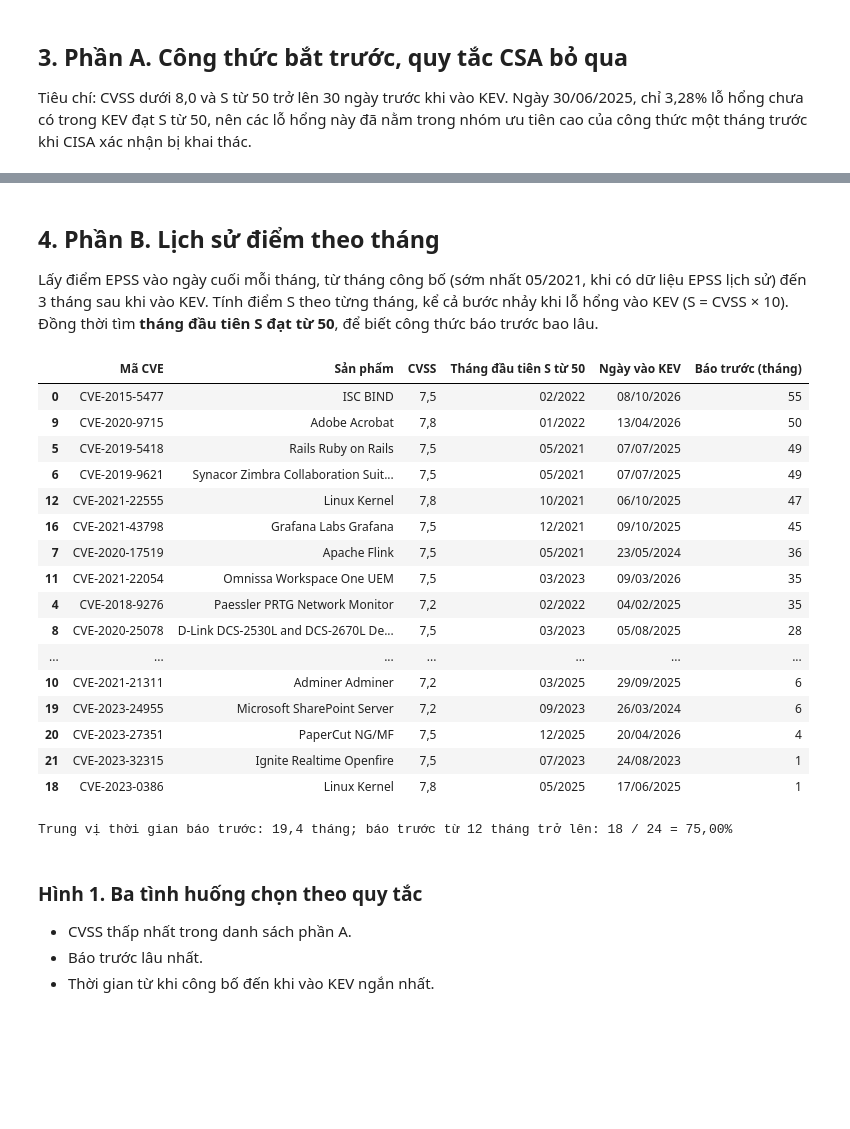
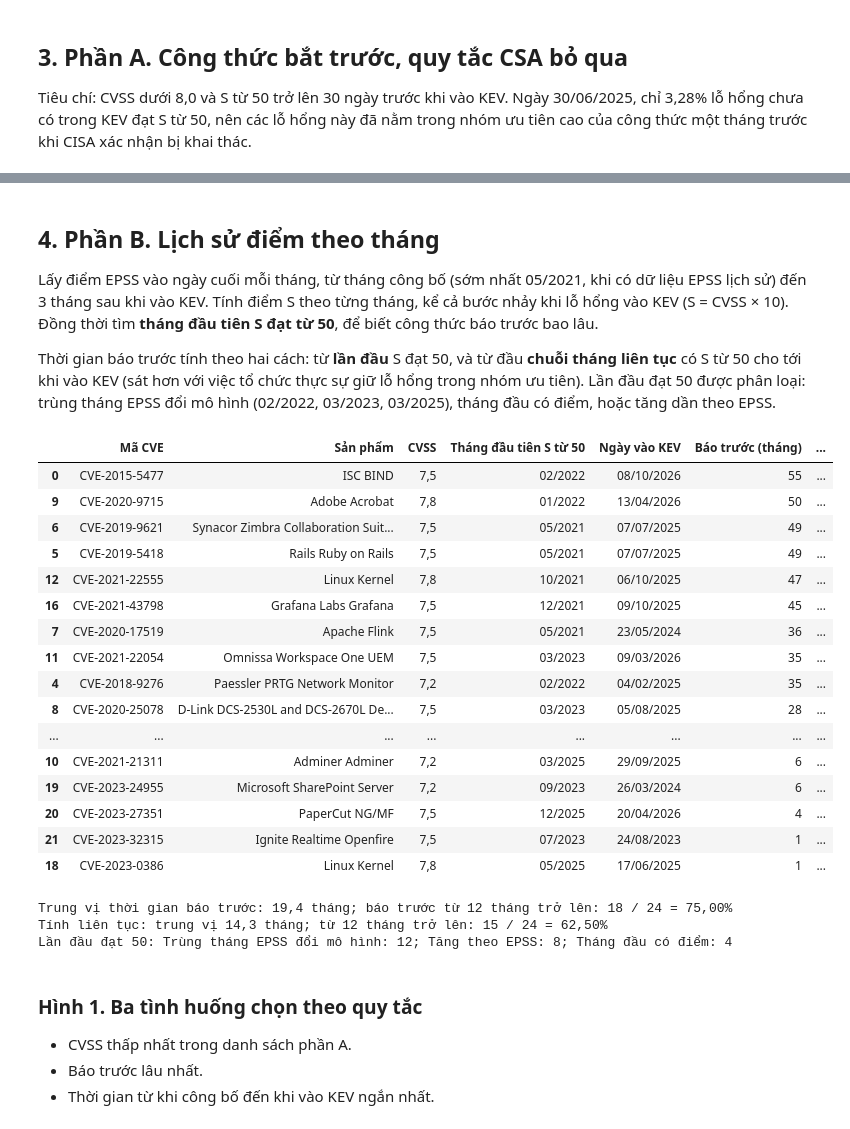
Before and after one commit to vuongtranminh/Cybersecurity-Policy-and-Governance, a Jupyter notebook: Thu_Kha_Thi/notebooks/tinh_huong_dien_hinh.ipynb, the cells around one changed output, grey strips where cells are left out. Cells and saved outputs as stored; diff of their text form; code cells hidden in the pictures; blank space fills up the shorter version.

```diff
--- a/Thu_Kha_Thi/notebooks/tinh_huong_dien_hinh.ipynb
+++ b/Thu_Kha_Thi/notebooks/tinh_huong_dien_hinh.ipynb
@@ -31,6 +31,8 @@ EPSS_API = "https://api.first.org/data/v1/epss?cve={cves}&date={d}"
 EPSS_FILE = "https://epss.empiricalsecurity.com/epss_scores-{d}.csv.gz"
 UA = {"User-Agent": "Nhom14-course-research"}
 SO_MU, NGUONG_S = 0.3, 50
+# Thang EPSS doi mo hinh: v2 (04/02/2022), v3 (07/03/2023), v4 (17/03/2025)
+THANG_DOI_MO_HINH = {"2022-02", "2023-03", "2025-03"}
 # Ty le lo hong chua co KEV dat tu muc S tro len, ngay 30/06/2025 (tu notebook kiem chung cong thuc S)
 THAM_CHIEU = {50: (6868, 209623), 70: (2803, 209623)}
 plt.rcParams.update({"font.family": "DejaVu Sans", "axes.spines.top": False, "axes.spines.right": False})
@@ -94,8 +96,10 @@ A = co30[co30["S_30"] >= NGUONG_S].sort_values("S_30", ascending=False).copy()
 bA = pd.DataFrame([
     ["Lỗ hổng KEV có CVSS dưới 8,0 (quy tắc CSA không ưu tiên lỗ hổng nào)", so(len(thap)), ""],
     ["Có điểm EPSS 30 ngày trước khi vào KEV", ty_le(len(co30), len(thap)), ""],
-    ["S từ 50 trở lên 30 ngày trước khi vào KEV", ty_le(len(A), len(co30)), "Công thức bắt trước"],
-    ["S từ 70 trở lên 30 ngày trước khi vào KEV", ty_le(int((co30["S_30"] >= 70).sum()), len(co30)), "Công thức bắt trước"],
+    ["S từ 50 trở lên 30 ngày trước khi vào KEV", ty_le(len(A), len(co30)),
+     f"Công thức bắt trước; tính trên cả lỗ hổng CVSS dưới 8,0: {ty_le(len(A), len(thap))}"],
+    ["S từ 70 trở lên 30 ngày trước khi vào KEV", ty_le(int((co30["S_30"] >= 70).sum()), len(co30)),
+     f"Ngưỡng vá khẩn cấp; tính trên cả lỗ hổng CVSS dưới 8,0: {ty_le(int((co30['S_30'] >= 70).sum()), len(thap))}"],
     ["S dưới 30, 30 ngày trước khi vào KEV", ty_le(int((co30["S_30"] < 30).sum()), len(co30)), "Công thức không bắt trước"],
 ], columns=["Hạng mục", "Số lượng", "Ghi chú"])
 BANG["A1 Tong quan"] = bA; display(bA)
@@ -135,56 +139,81 @@ SO_LIEU["A"] = dict(thap=len(thap), co30=len(co30), dat50=len(A), dat70=int((co3
 ## 4. Phần B. Lịch sử điểm theo tháng
 
 Lấy điểm EPSS vào ngày cuối mỗi tháng, từ tháng công bố (sớm nhất 05/2021, khi có dữ liệu EPSS lịch sử) đến 3 tháng sau khi vào KEV. Tính điểm S theo từng tháng, kể cả bước nhảy khi lỗ hổng vào KEV (S = CVSS × 10). Đồng thời tìm **tháng đầu tiên S đạt từ 50**, để biết công thức báo trước bao lâu.
+
+Thời gian báo trước tính theo hai cách: từ **lần đầu** S đạt 50, và từ đầu **chuỗi tháng liên tục** có S từ 50 cho tới khi vào KEV (sát hơn với việc tổ chức thực sự giữ lỗ hổng trong nhóm ưu tiên). Lần đầu đạt 50 được phân loại: trùng tháng EPSS đổi mô hình (02/2022, 03/2023, 03/2025), tháng đầu có điểm, hoặc tăng dần theo EPSS.
 # %%
 def cuoi_thang(t0, t1):
     return [d.strftime("%Y-%m-%d") for d in pd.date_range(t0, t1, freq="ME")]
 lich = []
 for _, r in A.iterrows():
     t0 = max(r["ngay_cong_bo"], pd.Timestamp("2021-05-01")); t1 = min(r["ngay_kev"] + pd.DateOffset(months=3), pd.Timestamp("2026-09-30"))
     for d in cuoi_thang(t0, t1): lich.append((d, r["cve"]))
 lich = pd.DataFrame(lich, columns=["ngay", "cve"])
 for d, g in lich.groupby("ngay"): lay_epss(d, list(g["cve"]))
 json.dump(cache, open(CACHE, "w"))
 lich["epss"] = [cache.get(f"{d}|{c}") for d, c in zip(lich["ngay"], lich["cve"])]
 lich = lich.merge(A[["cve", "cvss", "ngay_kev", "ngay_cong_bo"]], on="cve")
 lich["ngay"] = pd.to_datetime(lich["ngay"]); lich["kev"] = (lich["ngay"] >= lich["ngay_kev"]).astype(int)
 lich["S"] = [diem_S(c, e, k) if e is not None and not pd.isna(e) else np.nan for c, e, k in zip(lich["cvss"], lich["epss"], lich["kev"])]
 
 bao_truoc = []
 for c, g in lich.groupby("cve"):
     g = g[g["kev"] == 0].dropna(subset=["S"])
+    g = lich[(lich["cve"] == c) & (lich["kev"] == 0)].sort_values("ngay")
     dat = g[g["S"] >= NGUONG_S]
     dau = dat["ngay"].min() if len(dat) else pd.NaT
     kd = A.loc[A["cve"] == c, "ngay_kev"].iloc[0]
-    bao_truoc.append(dict(cve=c, thang_dau_dat=dau, ngay_kev=kd, so_thang=(kd - dau).days / 30.44 if pd.notna(dau) else np.nan))
+    # Bao truoc lien tuc: tu dau chuoi thang lien tuc co S tu 50 ket thuc o thang cuoi truoc khi vao KEV
+    co = (g["S"] >= NGUONG_S).values; j = len(co)
+    while j > 0 and co[j - 1]: j -= 1
+    lien = g["ngay"].iloc[j] if j < len(co) else pd.NaT
+    # Phan loai lan dau dat: trung thang EPSS doi mo hinh, thang dau co diem, hay tang dan theo EPSS
+    truoc = g[g["ngay"] < dau]["S"] if pd.notna(dau) else pd.Series(dtype=float)
+    if pd.isna(dau): loai = ""
+    elif dau.strftime("%Y-%m") in THANG_DOI_MO_HINH: loai = "Trùng tháng EPSS đổi mô hình"
+    elif truoc.dropna().empty: loai = "Tháng đầu có điểm"
+    else: loai = "Tăng theo EPSS"
+    bao_truoc.append(dict(cve=c, thang_dau_dat=dau, ngay_kev=kd, so_thang=(kd - dau).days / 30.44 if pd.notna(dau) else np.nan,
+                          bat_dau_lien_tuc=lien, so_thang_lien_tuc=(kd - lien).days / 30.44 if pd.notna(lien) else np.nan,
+                          thang_duoi_nguong=int((g[g["ngay"] >= dau]["S"] < NGUONG_S).sum()) if pd.notna(dau) else 0, loai=loai))
 bt = pd.DataFrame(bao_truoc).merge(A[["cve", "vendorProject", "product", "cvss", "ngay_cong_bo"]], on="cve").sort_values("so_thang", ascending=False)
 bB = pd.DataFrame({"Mã CVE": bt["cve"], "Sản phẩm": bt["vendorProject"] + " " + bt["product"], "CVSS": bt["cvss"].map(lambda v: pct(v, 1)),
                    "Tháng đầu tiên S từ 50": bt["thang_dau_dat"].map(lambda t: t.strftime("%m/%Y") if pd.notna(t) else "Không đạt"),
                    "Ngày vào KEV": bt["ngay_kev"].map(ngay_vn),
-                   "Báo trước (tháng)": bt["so_thang"].map(lambda v: pct(v, 0) if pd.notna(v) else "")})
+                   "Báo trước (tháng)": bt["so_thang"].map(lambda v: pct(v, 0) if pd.notna(v) else ""),
+                   "Ngày gần nhất trở lại S từ 50": bt["bat_dau_lien_tuc"].map(lambda t: ngay_vn(t) if pd.notna(t) else ""),
+                   "Báo trước liên tục (tháng)": bt["so_thang_lien_tuc"].map(lambda v: pct(v, 0) if pd.notna(v) else ""),
+                   "Số tháng rơi dưới 50 sau lần đầu": bt["thang_duoi_nguong"], "Lần đầu đạt 50": bt["loai"]})
 BANG["B1 Bao truoc"] = bB; display(bB)
-SO_LIEU["B"] = dict(trung_vi_thang=float(bt["so_thang"].median()), it_nhat_12=int((bt["so_thang"] >= 12).sum()), n=len(bt))
+SO_LIEU["B"] = dict(trung_vi_thang=float(bt["so_thang"].median()), it_nhat_12=int((bt["so_thang"] >= 12).sum()), n=len(bt),
+                    trung_vi_lien_tuc=float(bt["so_thang_lien_tuc"].median()), it_nhat_12_lien_tuc=int((bt["so_thang_lien_tuc"] >= 12).sum()),
+                    phan_loai=bt["loai"].value_counts().to_dict())
 print(f"Trung vị thời gian báo trước: {pct(bt['so_thang'].median(), 1)} tháng; "
       f"báo trước từ 12 tháng trở lên: {ty_le(int((bt['so_thang'] >= 12).sum()), len(bt))}")
+print(f"Tính liên tục: trung vị {pct(bt['so_thang_lien_tuc'].median(), 1)} tháng; "
+      f"từ 12 tháng trở lên: {ty_le(int((bt['so_thang_lien_tuc'] >= 12).sum()), len(bt))}")
+print("Lần đầu đạt 50:", "; ".join(f"{k}: {v}" for k, v in bt["loai"].value_counts().items()))
 # %% [output]
-|  | Mã CVE | Sản phẩm | CVSS | Tháng đầu tiên S từ 50 | Ngày vào KEV | Báo trước (tháng) |
-| 0 | CVE-2015-5477 | ISC BIND | 7,5 | 02/2022 | 08/10/2026 | 55 |
-| 9 | CVE-2020-9715 | Adobe Acrobat | 7,8 | 01/2022 | 13/04/2026 | 50 |
-| 5 | CVE-2019-5418 | Rails Ruby on Rails | 7,5 | 05/2021 | 07/07/2025 | 49 |
-| 6 | CVE-2019-9621 | Synacor Zimbra Collaboration Suit... | 7,5 | 05/2021 | 07/07/2025 | 49 |
-| 12 | CVE-2021-22555 | Linux Kernel | 7,8 | 10/2021 | 06/10/2025 | 47 |
-| 16 | CVE-2021-43798 | Grafana Labs Grafana | 7,5 | 12/2021 | 09/10/2025 | 45 |
-| 7 | CVE-2020-17519 | Apache Flink | 7,5 | 05/2021 | 23/05/2024 | 36 |
-| 11 | CVE-2021-22054 | Omnissa Workspace One UEM | 7,5 | 03/2023 | 09/03/2026 | 35 |
-| 4 | CVE-2018-9276 | Paessler PRTG Network Monitor | 7,2 | 02/2022 | 04/02/2025 | 35 |
-| 8 | CVE-2020-25078 | D-Link DCS-2530L and DCS-2670L De... | 7,5 | 03/2023 | 05/08/2025 | 28 |
-| ... | ... | ... | ... | ... | ... | ... |
-| 10 | CVE-2021-21311 | Adminer Adminer | 7,2 | 03/2025 | 29/09/2025 | 6 |
-| 19 | CVE-2023-24955 | Microsoft SharePoint Server | 7,2 | 09/2023 | 26/03/2024 | 6 |
-| 20 | CVE-2023-27351 | PaperCut NG/MF | 7,5 | 12/2025 | 20/04/2026 | 4 |
-| 21 | CVE-2023-32315 | Ignite Realtime Openfire | 7,5 | 07/2023 | 24/08/2023 | 1 |
-| 18 | CVE-2023-0386 | Linux Kernel | 7,8 | 05/2025 | 17/06/2025 | 1 |
+|  | Mã CVE | Sản phẩm | CVSS | Tháng đầu tiên S từ 50 | Ngày vào KEV | Báo trước (tháng) | ... |
+| 0 | CVE-2015-5477 | ISC BIND | 7,5 | 02/2022 | 08/10/2026 | 55 | ... |
+| 9 | CVE-2020-9715 | Adobe Acrobat | 7,8 | 01/2022 | 13/04/2026 | 50 | ... |
+| 6 | CVE-2019-9621 | Synacor Zimbra Collaboration Suit... | 7,5 | 05/2021 | 07/07/2025 | 49 | ... |
+| 5 | CVE-2019-5418 | Rails Ruby on Rails | 7,5 | 05/2021 | 07/07/2025 | 49 | ... |
+| 12 | CVE-2021-22555 | Linux Kernel | 7,8 | 10/2021 | 06/10/2025 | 47 | ... |
+| 16 | CVE-2021-43798 | Grafana Labs Grafana | 7,5 | 12/2021 | 09/10/2025 | 45 | ... |
+| 7 | CVE-2020-17519 | Apache Flink | 7,5 | 05/2021 | 23/05/2024 | 36 | ... |
+| 11 | CVE-2021-22054 | Omnissa Workspace One UEM | 7,5 | 03/2023 | 09/03/2026 | 35 | ... |
+| 4 | CVE-2018-9276 | Paessler PRTG Network Monitor | 7,2 | 02/2022 | 04/02/2025 | 35 | ... |
+| 8 | CVE-2020-25078 | D-Link DCS-2530L and DCS-2670L De... | 7,5 | 03/2023 | 05/08/2025 | 28 | ... |
+| ... | ... | ... | ... | ... | ... | ... | ... |
+| 10 | CVE-2021-21311 | Adminer Adminer | 7,2 | 03/2025 | 29/09/2025 | 6 | ... |
+| 19 | CVE-2023-24955 | Microsoft SharePoint Server | 7,2 | 09/2023 | 26/03/2024 | 6 | ... |
+| 20 | CVE-2023-27351 | PaperCut NG/MF | 7,5 | 12/2025 | 20/04/2026 | 4 | ... |
+| 21 | CVE-2023-32315 | Ignite Realtime Openfire | 7,5 | 07/2023 | 24/08/2023 | 1 | ... |
+| 18 | CVE-2023-0386 | Linux Kernel | 7,8 | 05/2025 | 17/06/2025 | 1 | ... |
 Trung vị thời gian báo trước: 19,4 tháng; báo trước từ 12 tháng trở lên: 18 / 24 = 75,00%
+Tính liên tục: trung vị 14,3 tháng; từ 12 tháng trở lên: 15 / 24 = 62,50%
+Lần đầu đạt 50: Trùng tháng EPSS đổi mô hình: 12; Tăng theo EPSS: 8; Tháng đầu có điểm: 4
 # %% [markdown]
 ### Hình 1. Ba tình huống chọn theo quy tắc
 
```
Also changed, not shown: parts of 2 cells of this notebook, 13 other files.
